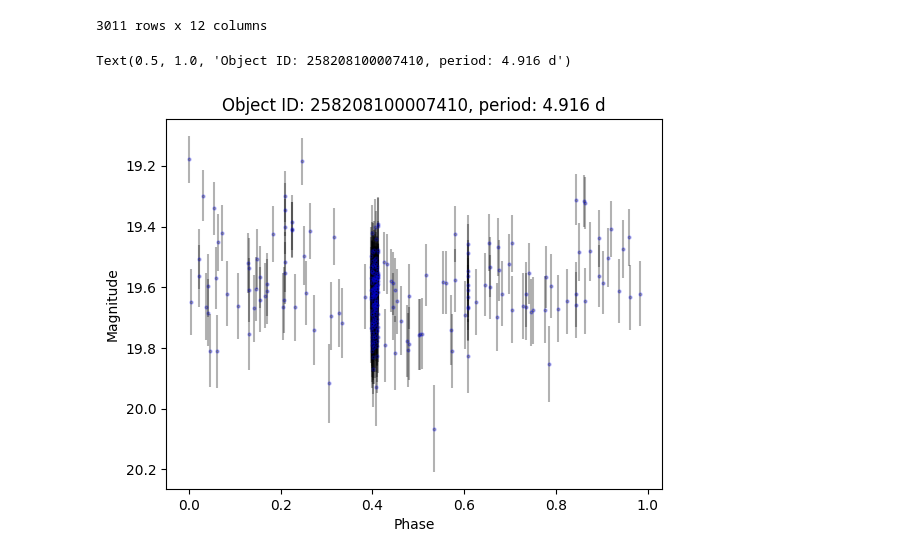
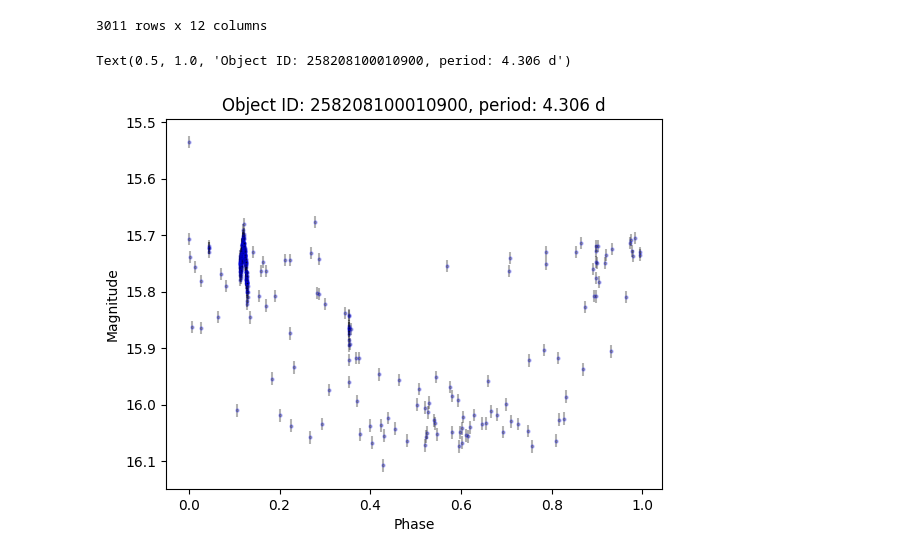
Before and after one commit to lincc-frameworks/RCW_Hackathon_2025_LSDB, a Jupyter notebook: Notebook_2_Solution.ipynb, the cells around one changed output. Drawn from its saved outputs; the diff is of its cells as text; code cells hidden in the pictures.

```diff
--- a/Notebook_2_Solution.ipynb
+++ b/Notebook_2_Solution.ipynb
@@ -87,31 +87,31 @@ periods_ndf
 ztf_w_periods = ztf_ndf_good_phot.join(periods_ndf)
 # %%
 # Pick an interesting result by eye
-interesting_idx = 1456155336769478700
+interesting_idx = 1456145241786570789
 
 import matplotlib.pyplot as plt
 
 row = ztf_w_periods.loc[interesting_idx]
 lc = row.timeseries
 
 peak_mjd = lc["hmjd"][lc["mag"].idxmin()]
 lc["phase"] = (lc["hmjd"] - peak_mjd) % row.period / row.period
 
 plt.errorbar(
     lc["phase"],
     lc["mag"],
     lc["magerr"],
     alpha=0.3,
     ls="none",
     marker="o",
     markersize=2,
     markeredgecolor="blue",
     color="black",
 )
 plt.gca().invert_yaxis()
 plt.xlabel("Phase")
 plt.ylabel("Magnitude")
 plt.title(f"Object ID: {row.objectid}, period: {row.period:.3f} d")
 # %% [output]
-Text(0.5, 1.0, 'Object ID: 258208100007410, period: 4.916 d')
+Text(0.5, 1.0, 'Object ID: 258208100010900, period: 4.306 d')
-[figure, old version]
+[figure, new version]
```
